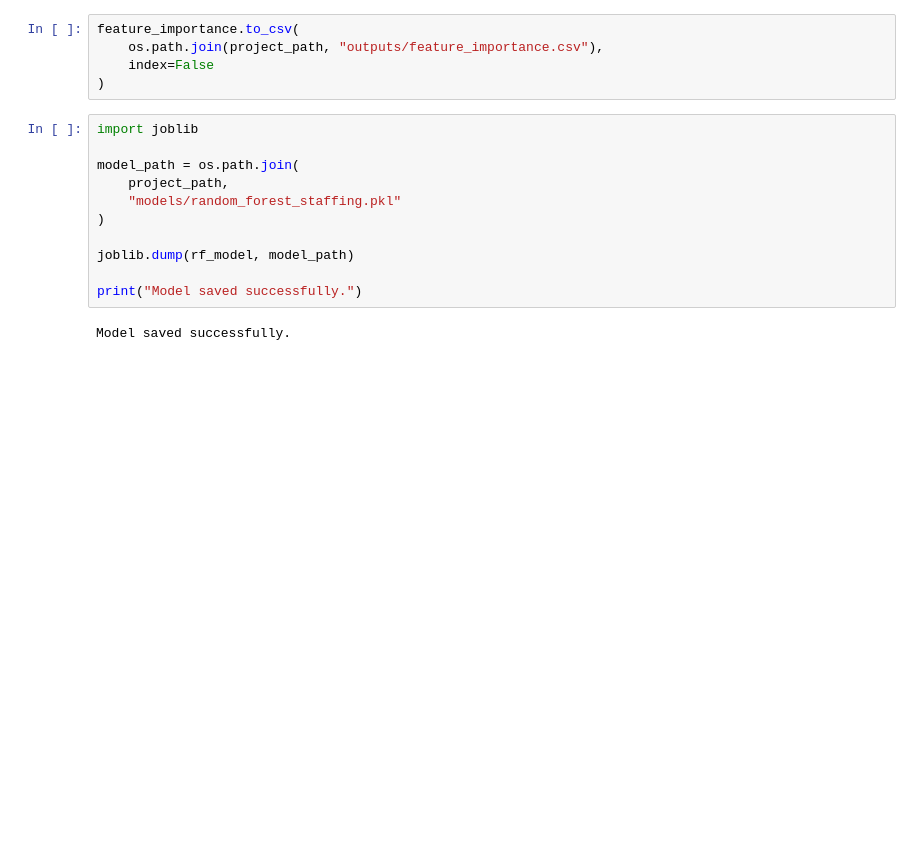
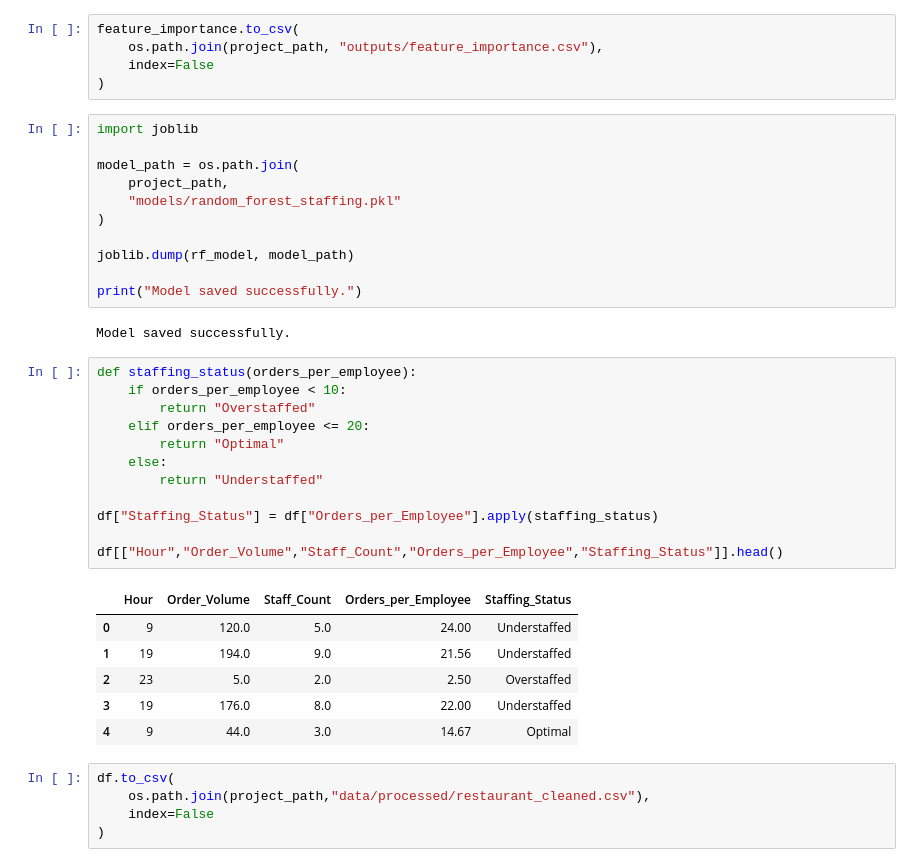
Before and after one commit to Rukshana-S/mcd-staffing-demand-prediction, a Jupyter notebook: Restaurant_Staffing_Analysis.ipynb, the cells around one changed output. Drawn from its saved outputs; the diff is of its cells as text; blank space fills up the shorter version.

Commit message:
Classify staffing status using workload thresholds

```diff
--- a/Restaurant_Staffing_Analysis.ipynb
+++ b/Restaurant_Staffing_Analysis.ipynb
@@ -557,3 +557,27 @@ joblib.dump(rf_model, model_path)
 print("Model saved successfully.")
 # %% [output]
 Model saved successfully.
+# %%
+def staffing_status(orders_per_employee):
+    if orders_per_employee < 10:
+        return "Overstaffed"
+    elif orders_per_employee <= 20:
+        return "Optimal"
+    else:
+        return "Understaffed"
+
+df["Staffing_Status"] = df["Orders_per_Employee"].apply(staffing_status)
+
+df[["Hour","Order_Volume","Staff_Count","Orders_per_Employee","Staffing_Status"]].head()
+# %% [output]
+|  | Hour | Order_Volume | Staff_Count | Orders_per_Employee | Staffing_Status |
+| 0 | 9 | 120.0 | 5.0 | 24.00 | Understaffed |
+| 1 | 19 | 194.0 | 9.0 | 21.56 | Understaffed |
+| 2 | 23 | 5.0 | 2.0 | 2.50 | Overstaffed |
+| 3 | 19 | 176.0 | 8.0 | 22.00 | Understaffed |
+| 4 | 9 | 44.0 | 3.0 | 14.67 | Optimal |
+# %%
+df.to_csv(
+    os.path.join(project_path,"data/processed/restaurant_cleaned.csv"),
+    index=False
+)
```
